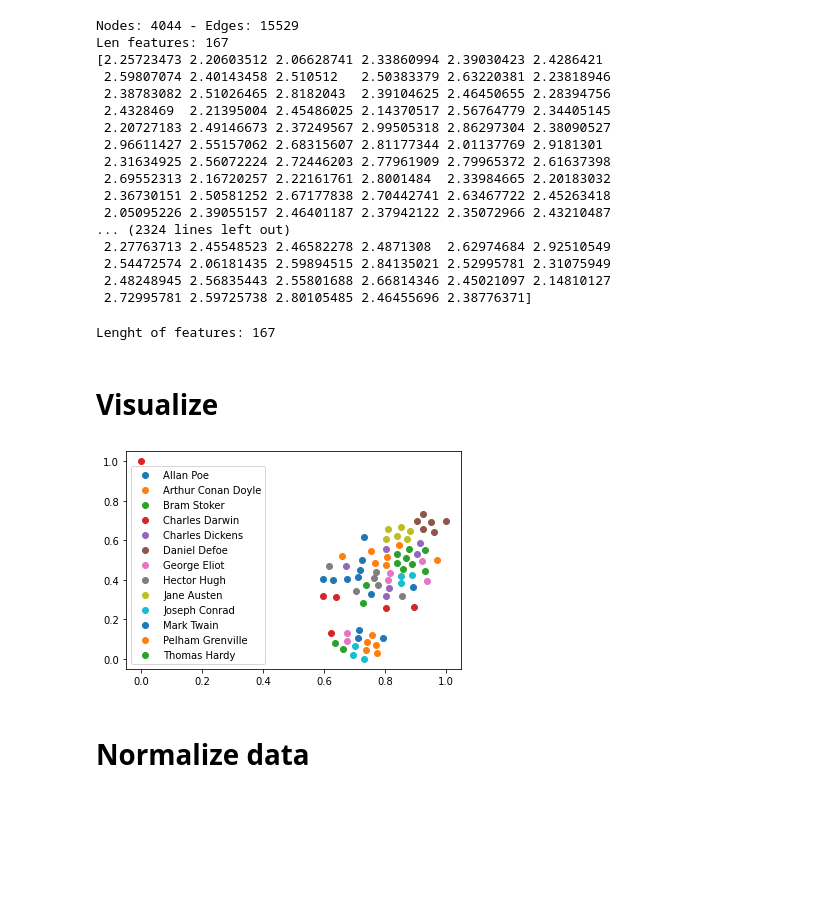
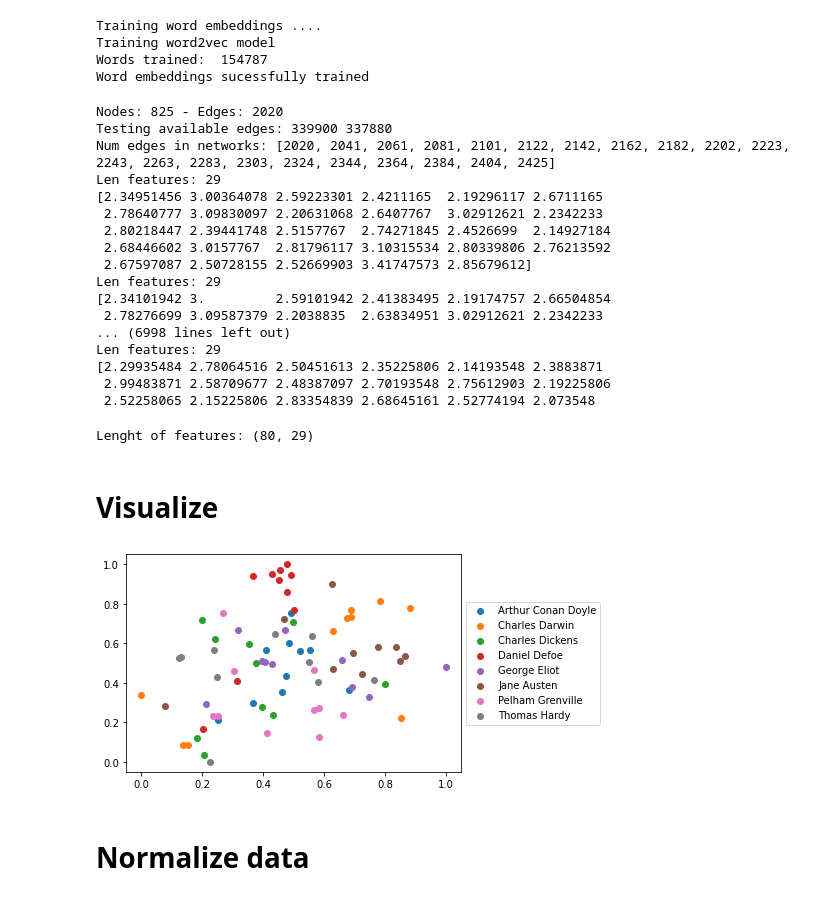
Before and after one commit to mailaucq/book_classification, a Jupyter notebook: Local_Features.ipynb, the cells around one changed output. Drawn from its saved outputs; the diff is of its cells as text; code cells hidden in the pictures; blank space fills up the shorter version.

```diff
--- a/Local_Features.ipynb
+++ b/Local_Features.ipynb
@@ -41,2 +71,2 @@ corpus, segmented_corpus = get_corpus(texts, length_cut)
 # %%
-selected_corpus, words_features, word_index, index_word = get_random_corpus(segmented_corpus, remove_punctuation_flag=True, lemmatization_flag=True, feature_selection = feature_selection)
+selected_corpus, words_features, word_index, index_word = get_process_corpus(segmented_corpus, remove_punctuation_flag=remove_punctuation, lemmatization_flag=lemmatization_flag, feature_selection = feature_selection)
@@ -96,44 +127,58 @@ total_classes
+# %%
+print('Training word embeddings ....')
+objEmb = embeddings.WordEmbeddings(corpus, embeddings_name)
+model = objEmb.get_embedding_model()
+print('Words trained: ',len(model))
+print('Word embeddings sucessfully trained')
+dimensions = len(embedding_percentages) + 1
+# %% [output]
+Training word embeddings ....
+Training word2vec model
+Words trained:  154787
+Word embeddings sucessfully trained
 # %%
-def get_local_features(sequences, word_features, measures):
-    all_features_container = []
+def get_local_features(sequences, word_features, measures, index_word):
+    container_features = [[] for _ in range(dimensions)]
     for text in sequences:
-        obj = CNetwork(text, model=None, index_word=index_word, percentages=None, path="")
-        network = obj.create_network()
-        local_measure = obj.get_network_measures(network, word_features, word_index, measures)
-        all_features_container.append(local_measure)
-    return np.array(all_features_container)
+        obj = CNetwork(text, model=model, index_word=index_word, percentages=embedding_percentages, path="")
+        networks = obj.create_networks()
+        local_measures = [obj.get_network_measures(network, word_features, word_index, measures) for network in networks]
+        for j in range(dimensions):
+            container_features[j].append(local_measures[j])
+    return np.array(container_features)
 # %%
-X = get_local_features(selected_corpus, words_features, measures)
+container_features = get_local_features(selected_corpus, words_features, measures,index_word)
 # %% [output]
-Nodes: 4044 - Edges: 15529
-Len features: 167
-[2.25723473 2.20603512 2.06628741 2.33860994 2.39030423 2.4286421
- 2.59807074 2.40143458 2.510512   2.50383379 2.63220381 2.23818946
- 2.38783082 2.51026465 2.8182043  2.39104625 2.46450655 2.28394756
- 2.4328469  2.21395004 2.45486025 2.14370517 2.56764779 2.34405145
- 2.20727183 2.49146673 2.37249567 2.99505318 2.86297304 2.38090527
- 2.96611427 2.55157062 2.68315607 2.81177344 2.01137769 2.9181301
- 2.31634925 2.56072224 2.72446203 2.77961909 2.79965372 2.61637398
- 2.69552313 2.16720257 2.22161761 2.8001484  2.33984665 2.20183032
- 2.36730151 2.50581252 2.67177838 2.70442741 2.63467722 2.45263418
- 2.05095226 2.39055157 2.46401187 2.37942122 2.35072966 2.43210487
-... (2324 lines left out)
- 2.27763713 2.45548523 2.46582278 2.4871308  2.62974684 2.92510549
- 2.54472574 2.06181435 2.59894515 2.84135021 2.52995781 2.31075949
- 2.48248945 2.56835443 2.55801688 2.66814346 2.45021097 2.14810127
- 2.72995781 2.59725738 2.80105485 2.46455696 2.38776371]
+Nodes: 825 - Edges: 2020
+Testing available edges: 339900 337880
+Num edges in networks: [2020, 2041, 2061, 2081, 2101, 2122, 2142, 2162, 2182, 2202, 2223, 2243, 2263, 2283, 2303, 2324, 2344, 2364, 2384, 2404, 2425]
+Len features: 29
+[2.34951456 3.00364078 2.59223301 2.4211165  2.19296117 2.6711165
+ 2.78640777 3.09830097 2.20631068 2.6407767  3.02912621 2.2342233
+ 2.80218447 2.39441748 2.5157767  2.74271845 2.4526699  2.14927184
+ 2.68446602 3.0157767  2.81796117 3.10315534 2.80339806 2.76213592
+ 2.67597087 2.50728155 2.52669903 3.41747573 2.85679612]
+Len features: 29
+[2.34101942 3.         2.59101942 2.41383495 2.19174757 2.66504854
+ 2.78276699 3.09587379 2.2038835  2.63834951 3.02912621 2.2342233
+... (6998 lines left out)
+Len features: 29
+[2.29935484 2.78064516 2.50451613 2.35225806 2.14193548 2.3883871
+ 2.99483871 2.58709677 2.48387097 2.70193548 2.75612903 2.19225806
+ 2.52258065 2.15225806 2.83354839 2.68645161 2.52774194 2.073548
 # %%
-print("Lenght of features:", len(X[0]))
+print("Lenght of features:", container_features[0].shape)
 # %% [output]
-Lenght of features: 167
+Lenght of features: (80, 29)
 # %% [markdown]
 # Visualize
 # %%
 from utils.visualize_tsne import visualize_tsne
-# %%
-visualize_tsne(X, labels)
-# %% [output]
-[figure, removed]
+# %%
+X = container_features[0]
+visualize_tsne(X, labels)
+# %% [output]
+[figure, added]
 # %% [markdown]
 # Normalize data
 # %%
```
Also changed, not shown: parts of 30 cells of this notebook, 23 other files.
